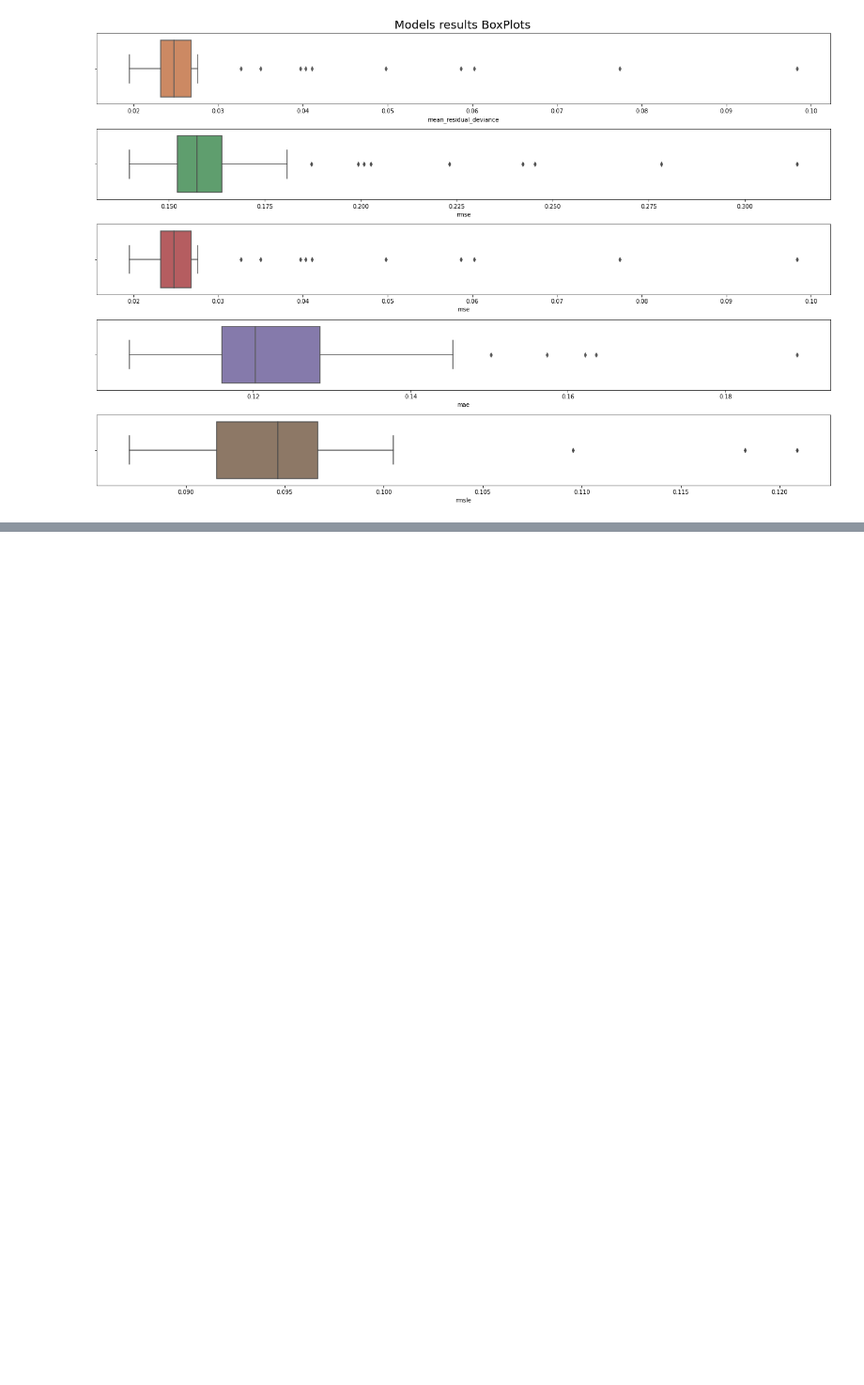
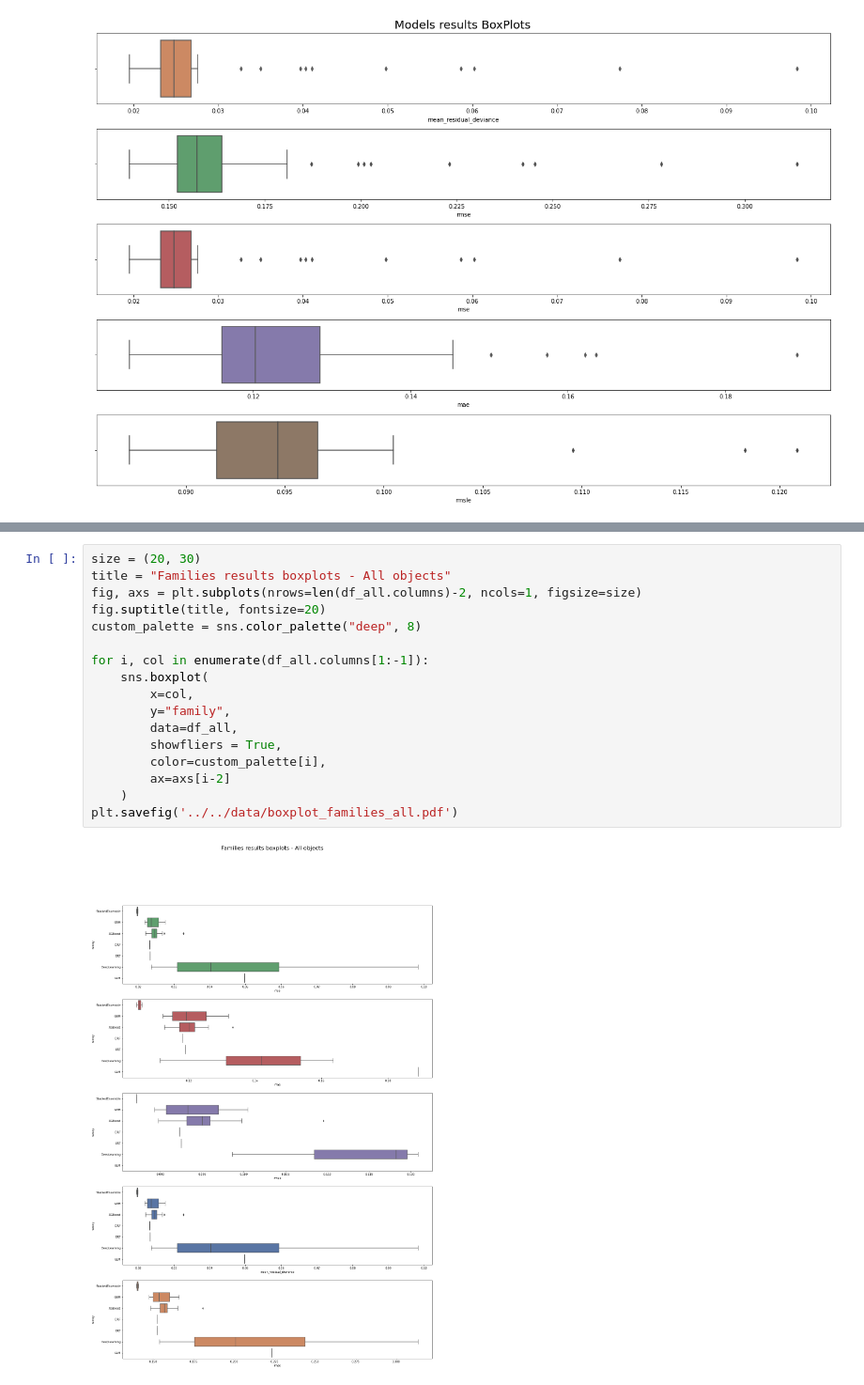
Before and after one commit to FelipeMFO/photometric-redshift-prediction, a Jupyter notebook: notebooks/evaluating/plot_models_results.ipynb, the cells around one changed output, grey strips where cells are left out. Shown at 94% size. Saved outputs shown, nothing was run; the diff lists cells and outputs as text; blank space fills up the shorter version.

Commit message:
Plot families boxplots

```diff
--- a/notebooks/evaluating/plot_models_results.ipynb
+++ b/notebooks/evaluating/plot_models_results.ipynb
@@ -55,0 +89,19 @@ for i, col in enumerate(df_all.columns):
+# %%
+size = (20, 30)
+title = "Families results boxplots - All objects"
+fig, axs = plt.subplots(nrows=len(df_all.columns)-2, ncols=1, figsize=size)
+fig.suptitle(title, fontsize=20)
+custom_palette = sns.color_palette("deep", 8)
+
+for i, col in enumerate(df_all.columns[1:-1]):
+    sns.boxplot(
+        x=col,
+        y="family",
+        data=df_all,
+        showfliers = True,
+        color=custom_palette[i],
+        ax=axs[i-2]
+    )
+plt.savefig('../../data/boxplot_families_all.pdf')
+# %% [output]
+[figure, added]
```
Also changed, not shown: parts of 8 cells of this notebook.
